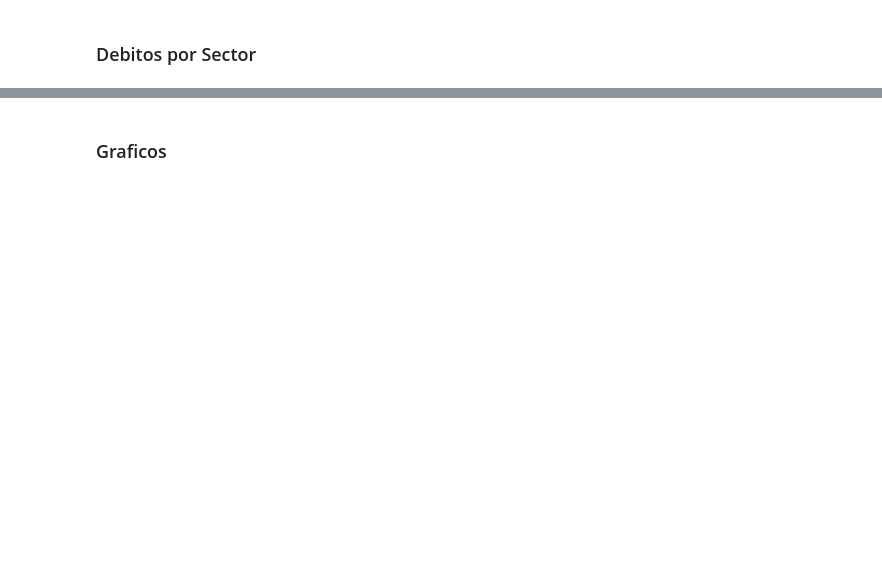
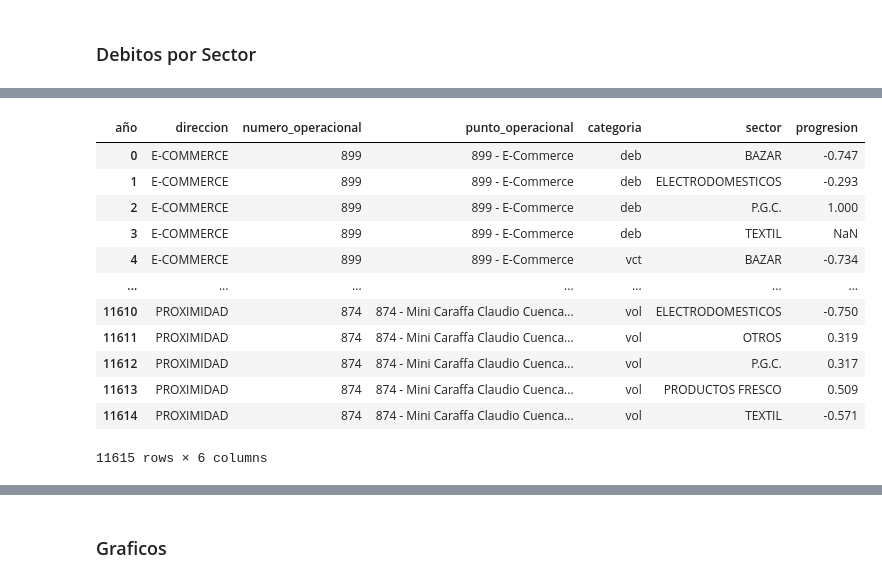
Before and after one commit to juanifmera/progresion, a Jupyter notebook: progresiones/breafing.ipynb, the cells around one changed output, grey strips where cells are left out. Saved outputs shown, nothing was run; the diff lists cells and outputs as text; code cells hidden in the pictures; blank space fills up the shorter version.

```diff
--- a/progresiones/breafing.ipynb
+++ b/progresiones/breafing.ipynb
@@ -193 +193,17 @@ df_final_consolidado_total = df_final_consolidado_total.pivot_table(values='prog
+# %%
+df_final_consolidado_sector
+# %% [output]
+| año | direccion | numero_operacional | punto_operacional | categoria | sector | progresion |
+| 0 | E-COMMERCE | 899 | 899 - E-Commerce | deb | BAZAR | -0.747 |
+| 1 | E-COMMERCE | 899 | 899 - E-Commerce | deb | ELECTRODOMESTICOS | -0.293 |
+| 2 | E-COMMERCE | 899 | 899 - E-Commerce | deb | P.G.C. | 1.000 |
+| 3 | E-COMMERCE | 899 | 899 - E-Commerce | deb | TEXTIL | NaN |
+| 4 | E-COMMERCE | 899 | 899 - E-Commerce | vct | BAZAR | -0.734 |
+| ... | ... | ... | ... | ... | ... | ... |
+| 11610 | PROXIMIDAD | 874 | 874 - Mini Caraffa Claudio Cuenca... | vol | ELECTRODOMESTICOS | -0.750 |
+| 11611 | PROXIMIDAD | 874 | 874 - Mini Caraffa Claudio Cuenca... | vol | OTROS | 0.319 |
+| 11612 | PROXIMIDAD | 874 | 874 - Mini Caraffa Claudio Cuenca... | vol | P.G.C. | 0.317 |
+| 11613 | PROXIMIDAD | 874 | 874 - Mini Caraffa Claudio Cuenca... | vol | PRODUCTOS FRESCO | 0.509 |
+| 11614 | PROXIMIDAD | 874 | 874 - Mini Caraffa Claudio Cuenca... | vol | TEXTIL | -0.571 |
+11615 rows × 6 columns
 # %% [markdown]
```
Also changed, not shown: parts of 66 cells of this notebook.
